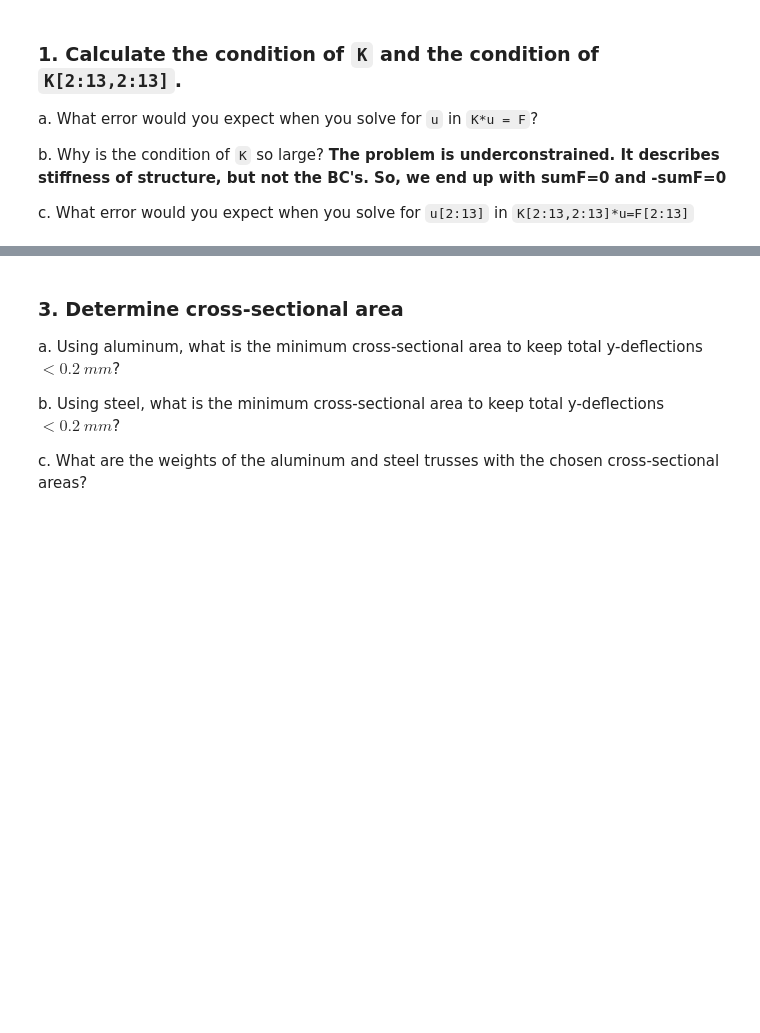
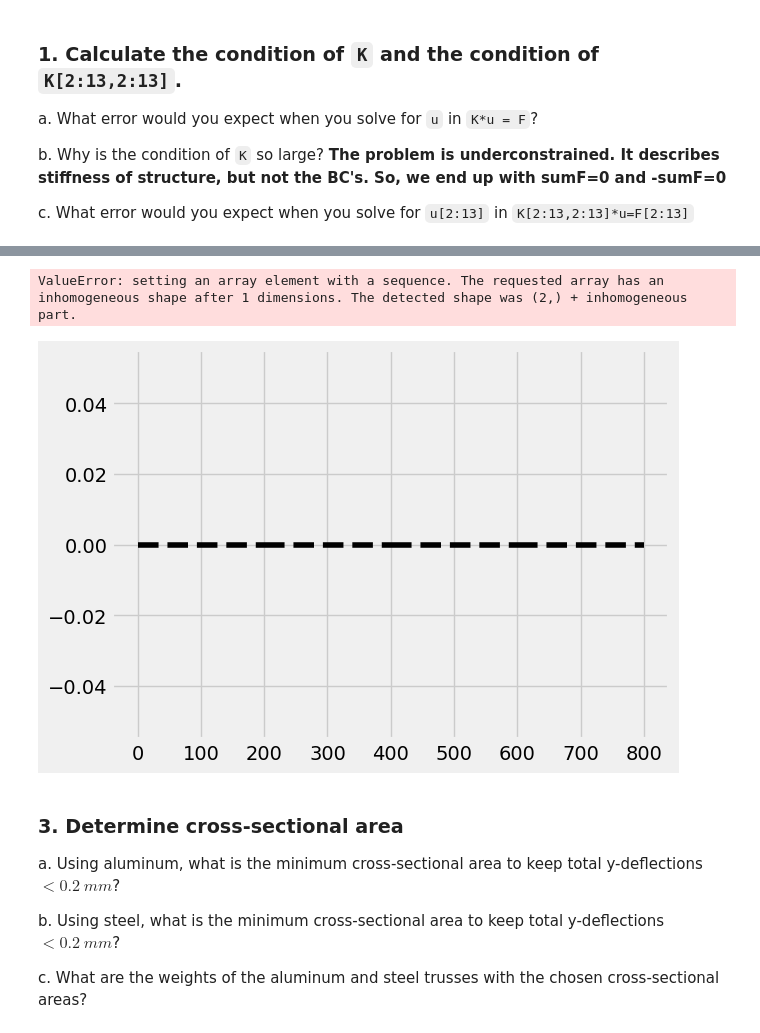
Before and after one commit to jackseitz/computational-mechanics, a Jupyter notebook: _sources/projects/04_Linear_Algebra-project.ipynb, the cells around one changed output, grey strips where cells are left out. Cells and saved outputs as stored; diff of their text form; code cells hidden in the pictures; blank space fills up the shorter version.

```diff
--- a/_sources/projects/04_Linear_Algebra-project.ipynb
+++ b/_sources/projects/04_Linear_Algebra-project.ipynb
@@ -113,3 +117,21 @@ d. Create a plot of the undeformed and deformed structure with the displacements
 
 
 ![Deformed structure with loads applied](../images/deformed_truss.png)
+# %%
+#Part a
+E_steel = 200e9
+E_aluminum = 70e9
+A = 0.1e-6
+
+K_reduced = K[2:13, 2:13]
+P, L, U = la.lu(K_reduced)
+# %%
+#Part b
+F = np.zeros((14, 1))
+F[5] = -300
+
+# Solve for displacements
+y_aluminum = la.solve(U, la.solve(L, P.T @ F[2:13]) / (E_aluminum * A))
+
+print("Displacements (m): ")
+print(y_aluminum)
@@ -116,3 +177,44 @@ d. Create a plot of the undeformed and deformed structure with the displacements
+# %%
+#Part d
+
+# For aluminum
+u_aluminum = np.zeros((14, 1))
+u_aluminum[2:13] = y_aluminum
+reaction_forces_aluminum = np.dot(K, u_aluminum)
+
+node_positions = np.array([[i, 0] for i in range(0, 1000, 200)])
+
+# Plot the undeformed structure
+for i in range(len(node_positions)-1):
+    plt.plot(node_positions[i:i+2, 0], node_positions[i:i+2, 1], 'k--')
+
+# Plot the deformed structure for aluminum (scaled displacements)
+deformation_scale = 5.0  # Scale factor for displacements
+for i in range(2, 13):
+    # Plot the deformed positions of the nodes
+    plt.plot(
+        [node_positions[i-2, 0], node_positions[i-2, 0] + deformation_scale * u_aluminum[i]],
+        [node_positions[i-2, 1], node_positions[i-2, 1] + deformation_scale * u_aluminum[i+1]],
+        'b-'
+    )
+
+# Plot the reaction forces as vectors
+for i in range(2, 13):
+    plt.quiver(
+        node_positions[i-2, 0], node_positions[i-2, 1],
+        reaction_forces_aluminum[i], reaction_forces_aluminum[i+1],
+        angles='xy', scale_units='xy', scale=1, color='r'
+    )
+
+plt.xlabel('x (mm)')
+plt.ylabel('y (mm)')
+plt.title('Deformed Structure with Displacements and Reaction Forces')
+plt.axis('equal')
+plt.grid(True)
+plt.show()
+# %% [output]
+ValueError: setting an array element with a sequence. The requested array has an inhomogeneous shape after 1 dimensions. The detected shape was (2,) + inhomogeneous part.
+[figure, added]
 # %% [markdown]
 ### 3. Determine cross-sectional area
 
```
Also changed, not shown: parts of 4 cells of this notebook, 52 other files.
